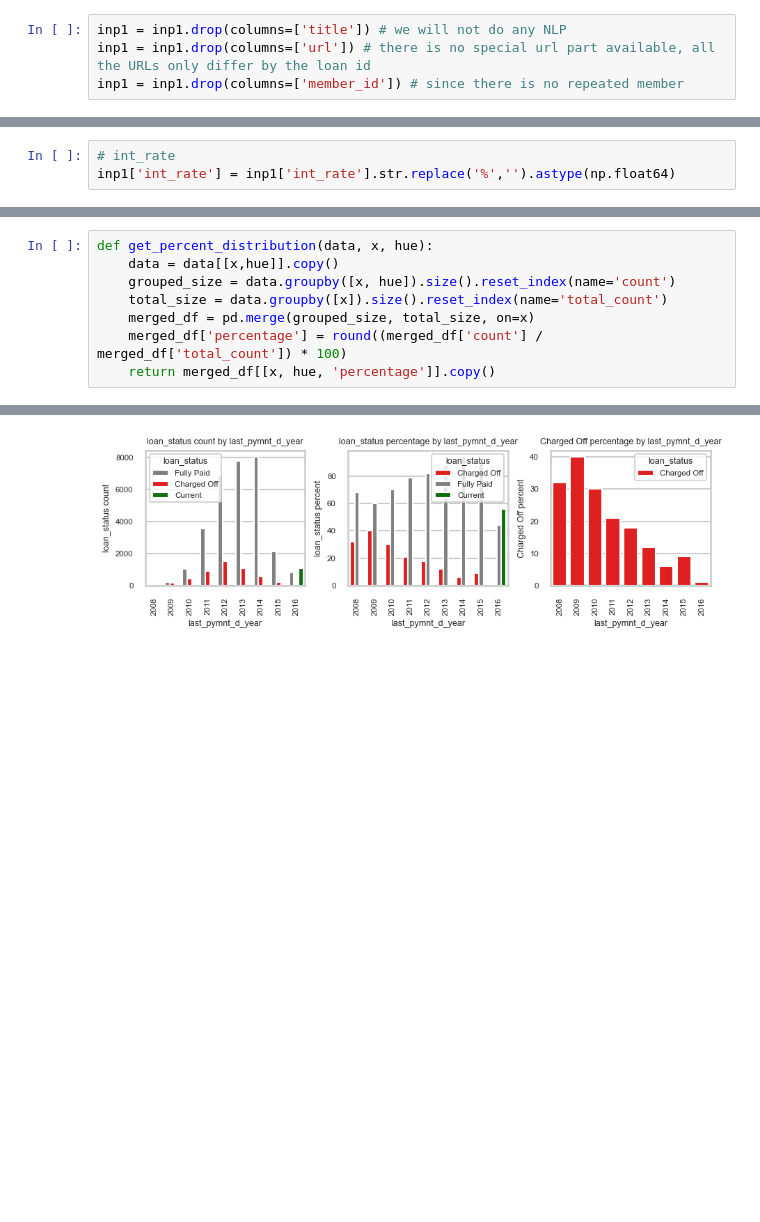
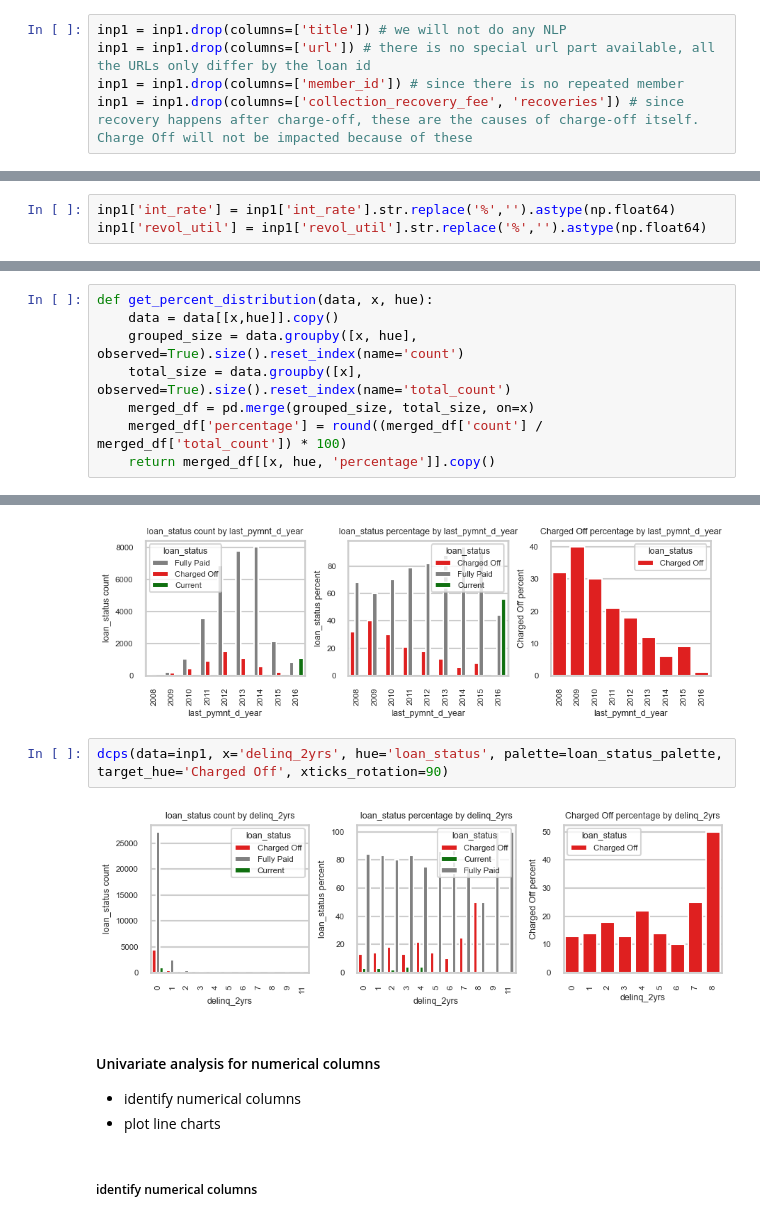
Before and after one commit to blogbydev/lendingcasestudy, a Jupyter notebook: lcs_suyash.ipynb, the cells around one changed output, grey strips where cells are left out. Saved outputs shown, nothing was run; the diff lists cells and outputs as text; blank space fills up the shorter version.

Commit message:
Suyash: create count and percentage plots for binned numerical columns

```diff
--- a/lcs_suyash.ipynb
+++ b/lcs_suyash.ipynb
@@ -129,6 +129,7 @@ inp1.shape
 inp1 = inp1.drop(columns=['title']) # we will not do any NLP
 inp1 = inp1.drop(columns=['url']) # there is no special url part available, all the URLs only differ by the loan id
 inp1 = inp1.drop(columns=['member_id']) # since there is no repeated member
+inp1 = inp1.drop(columns=['collection_recovery_fee', 'recoveries']) # since recovery happens after charge-off, these are the causes of charge-off itself. Charge Off will not be impacted because of these
 # %%
 # let's check for de-duplicacy again
 print(inp1.shape)
@@ -305,8 +306,8 @@ Index(['addr_state', 'annual_inc', 'collection_recovery_fee', 'delinq_2yrs',
 # %% [markdown]
 #### Fixing string columns
 # %%
-# int_rate
 inp1['int_rate'] = inp1['int_rate'].str.replace('%','').astype(np.float64)
+inp1['revol_util'] = inp1['revol_util'].str.replace('%','').astype(np.float64)
 # %%
 # emp_length
 inp1['emp_length'] = inp1['emp_length'].str.replace('< 1', '0')
@@ -370,8 +371,8 @@ dtype: int64
 # %%
 def get_percent_distribution(data, x, hue):
     data = data[[x,hue]].copy()
-    grouped_size = data.groupby([x, hue]).size().reset_index(name='count')
-    total_size = data.groupby([x]).size().reset_index(name='total_count')
+    grouped_size = data.groupby([x, hue], observed=True).size().reset_index(name='count')
+    total_size = data.groupby([x], observed=True).size().reset_index(name='total_count')
     merged_df = pd.merge(grouped_size, total_size, on=x)
     merged_df['percentage'] = round((merged_df['count'] / merged_df['total_count']) * 100)
     return merged_df[[x, hue, 'percentage']].copy()
@@ -488,3 +489,13 @@ dcps(data=inp1, x='active_acc', hue='loan_status', palette=loan_status_palette,
 dcps(data=inp1, x='last_pymnt_d_year', hue='loan_status', palette=loan_status_palette, target_hue='Charged Off', xticks_rotation=90)
 # %% [output]
 [figure]
+# %%
+dcps(data=inp1, x='delinq_2yrs', hue='loan_status', palette=loan_status_palette, target_hue='Charged Off', xticks_rotation=90)
+# %% [output]
+[figure, added]
+# %% [markdown]
+#### Univariate analysis for numerical columns
+* identify numerical columns
+* plot line charts
+# %% [markdown]
+##### identify numerical columns
```
Also changed, not shown: parts of 24 cells of this notebook.
